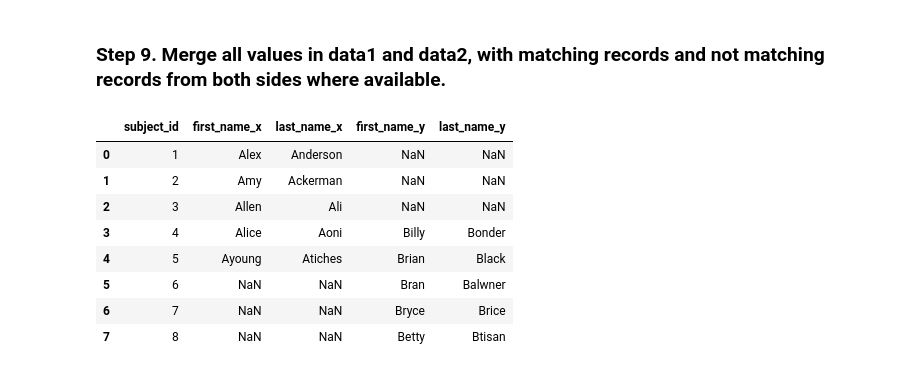
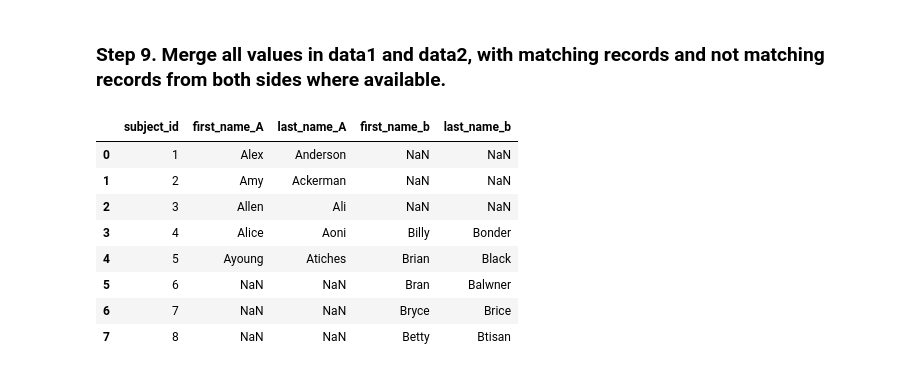
Before and after one commit to Avalverdep/2026-10-BILBAO-FT-Data-Science, a Jupyter notebook: 2-Data_Analysis/2-Pandas/Practica/5-Fictitious_Names/Fictitious_names.ipynb, the cells around one changed output. Drawn from its saved outputs; the diff is of its cells as text; code cells hidden in the pictures.

```diff
--- a/2-Data_Analysis/2-Pandas/Practica/5-Fictitious_Names/Fictitious_names.ipynb
+++ b/2-Data_Analysis/2-Pandas/Practica/5-Fictitious_Names/Fictitious_names.ipynb
@@ -99,10 +99,10 @@ nuevo2
 # %% [markdown]
 ### Step 9. Merge all values in data1 and data2, with matching records and not matching records from both sides where available.
 # %%
-merge_definitivo = pd.merge(data1, data2, on="subject_id", how="outer")
+merge_definitivo = pd.merge(data1, data2, on="subject_id", how="outer", suffixes=['_A', '_b'])
 merge_definitivo
 # %% [output]
-|  | subject_id | first_name_x | last_name_x | first_name_y | last_name_y |
+|  | subject_id | first_name_A | last_name_A | first_name_b | last_name_b |
 | 0 | 1 | Alex | Anderson | NaN | NaN |
 | 1 | 2 | Amy | Ackerman | NaN | NaN |
 | 2 | 3 | Allen | Ali | NaN | NaN |
```
Also changed, not shown: parts of 1 cell of this notebook, 3 other files.
